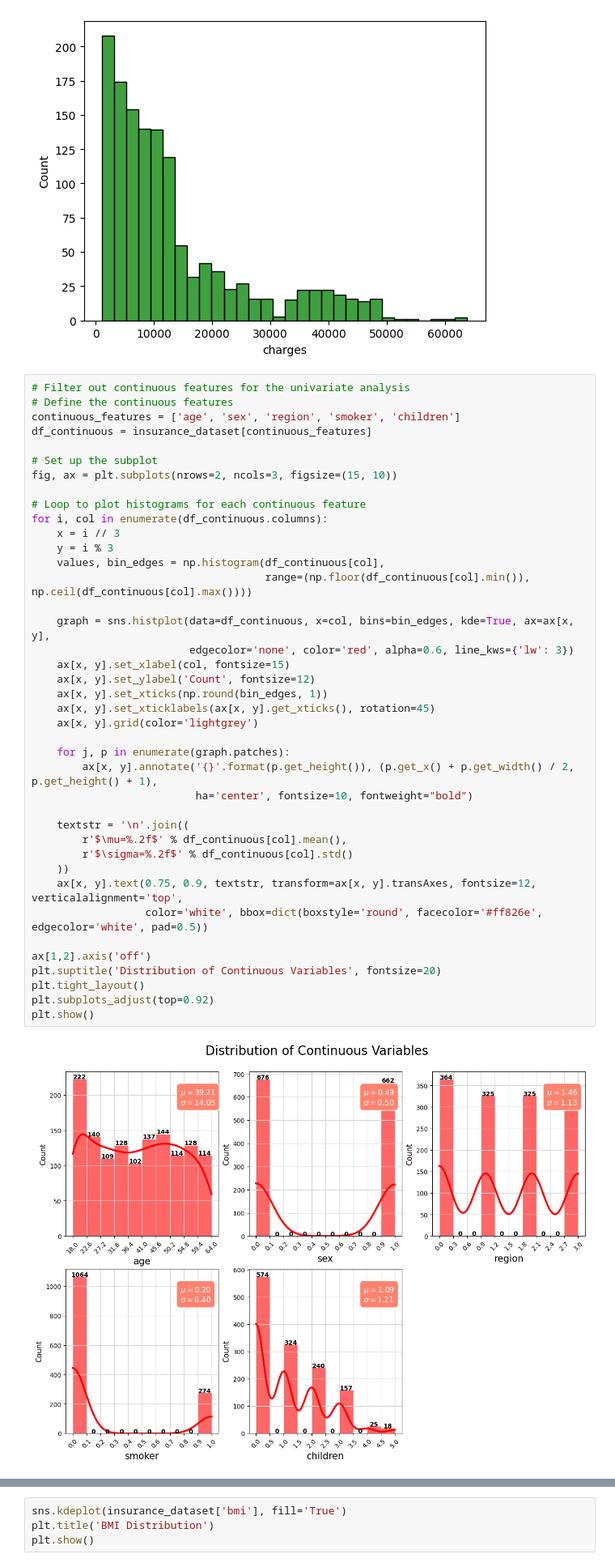
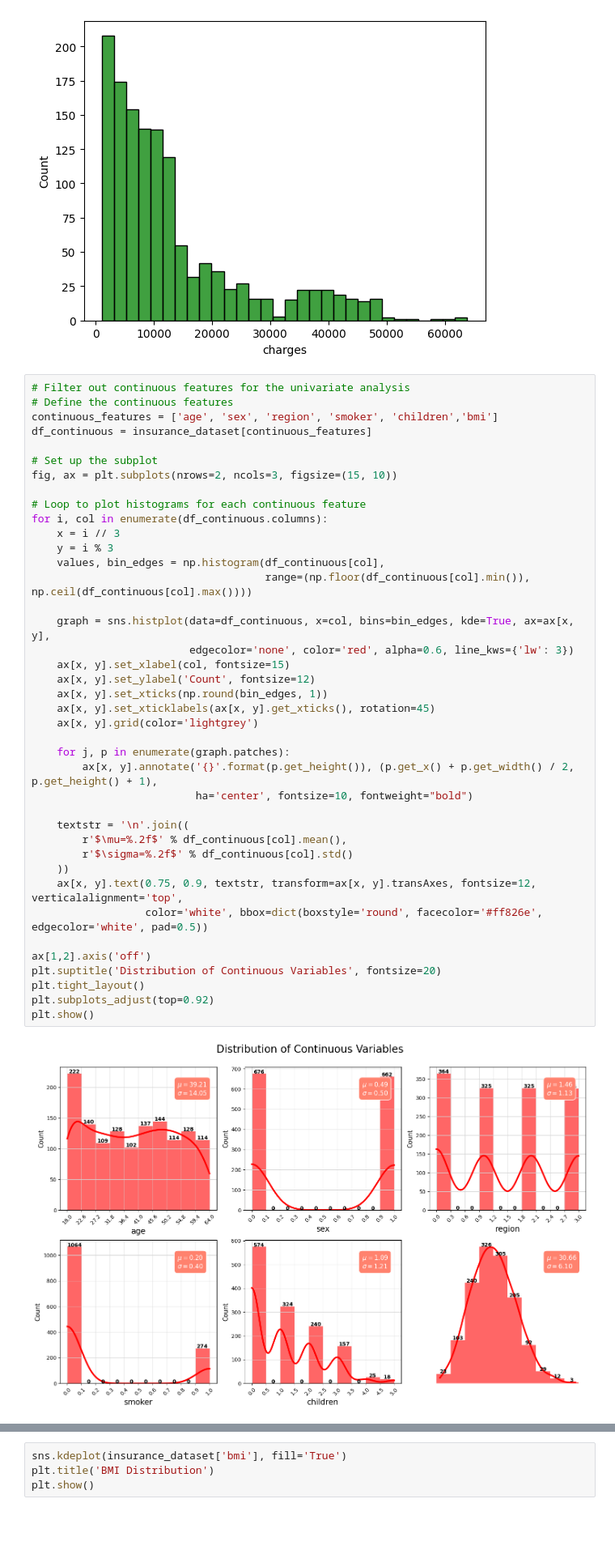
Before and after one commit to hkumi/Be12pp-simulation, a Jupyter notebook: Project_11_Medical_Insurance_Cost.ipynb, the cells around one changed output, grey strips where cells are left out. Shown at 81% size. Saved outputs shown, nothing was run; the diff lists cells and outputs as text; blank space fills up the shorter version.

```diff
--- a/Project_11_Medical_Insurance_Cost.ipynb
+++ b/Project_11_Medical_Insurance_Cost.ipynb
@@ -168,7 +168,7 @@ sns.histplot(insurance_dataset['charges'],color="green")
 # %%
 # Filter out continuous features for the univariate analysis
 # Define the continuous features
-continuous_features = ['age', 'sex', 'region', 'smoker', 'children']
+continuous_features = ['age', 'sex', 'region', 'smoker', 'children','bmi']
 df_continuous = insurance_dataset[continuous_features]
 
 # Set up the subplot
@@ -179,34 +179,34 @@ for i, col in enumerate(df_continuous.columns):
     x = i // 3
     y = i % 3
     values, bin_edges = np.histogram(df_continuous[col],
                                      range=(np.floor(df_continuous[col].min()), np.ceil(df_continuous[col].max())))
 
     graph = sns.histplot(data=df_continuous, x=col, bins=bin_edges, kde=True, ax=ax[x, y],
                          edgecolor='none', color='red', alpha=0.6, line_kws={'lw': 3})
     ax[x, y].set_xlabel(col, fontsize=15)
     ax[x, y].set_ylabel('Count', fontsize=12)
     ax[x, y].set_xticks(np.round(bin_edges, 1))
     ax[x, y].set_xticklabels(ax[x, y].get_xticks(), rotation=45)
     ax[x, y].grid(color='lightgrey')
 
     for j, p in enumerate(graph.patches):
         ax[x, y].annotate('{}'.format(p.get_height()), (p.get_x() + p.get_width() / 2, p.get_height() + 1),
                           ha='center', fontsize=10, fontweight="bold")
 
     textstr = '\n'.join((
         r'$\mu=%.2f$' % df_continuous[col].mean(),
         r'$\sigma=%.2f$' % df_continuous[col].std()
     ))
     ax[x, y].text(0.75, 0.9, textstr, transform=ax[x, y].transAxes, fontsize=12, verticalalignment='top',
                   color='white', bbox=dict(boxstyle='round', facecolor='#ff826e', edgecolor='white', pad=0.5))
 
 ax[1,2].axis('off')
 plt.suptitle('Distribution of Continuous Variables', fontsize=20)
 plt.tight_layout()
 plt.subplots_adjust(top=0.92)
 plt.show()
 # %% [output]
-[figure, old version]
+[figure, new version]
 # %%
 grouped_data = insurance_dataset.groupby(['sex', 'smoker'])[['charges']].mean().reset_index()
 
```
